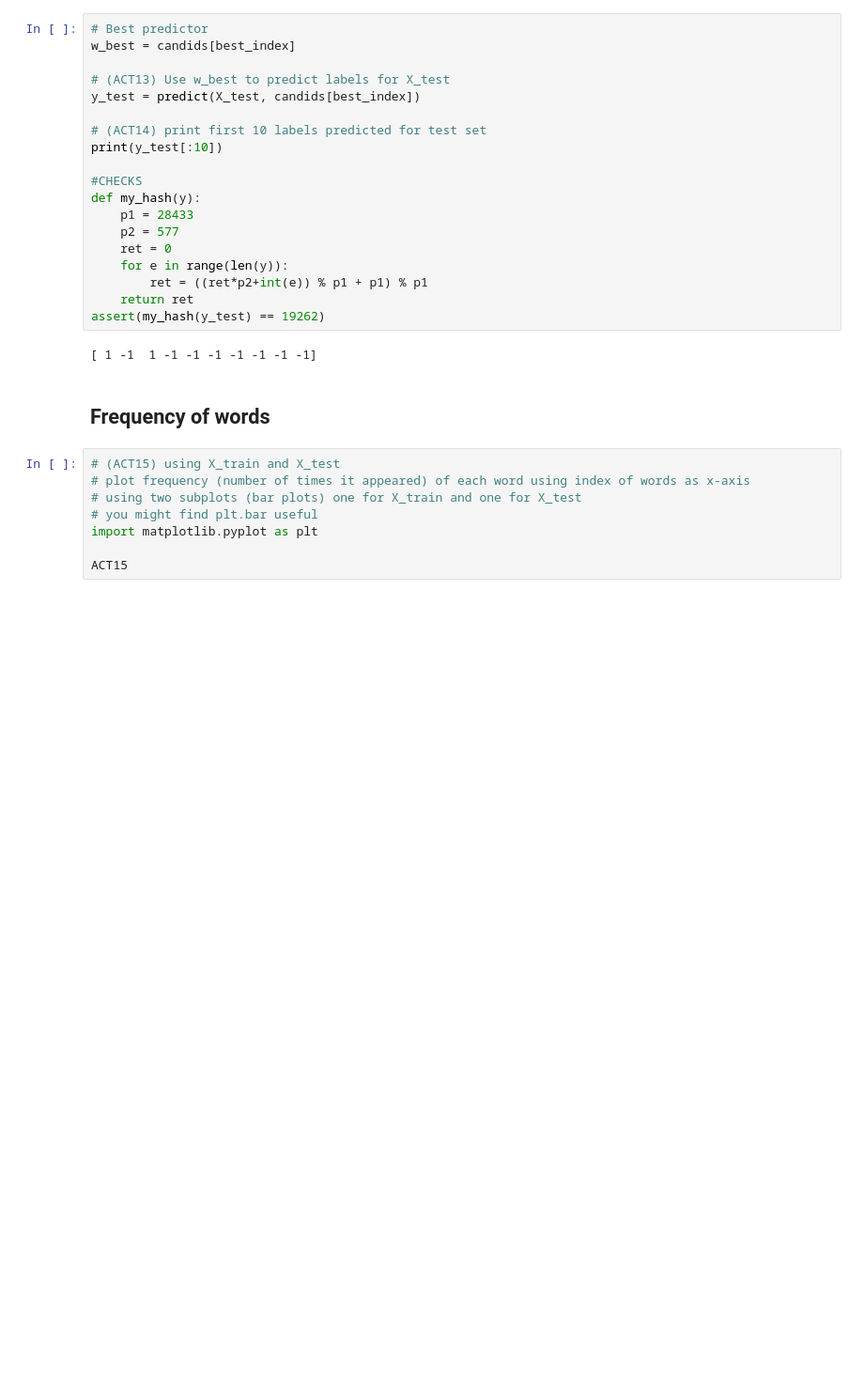
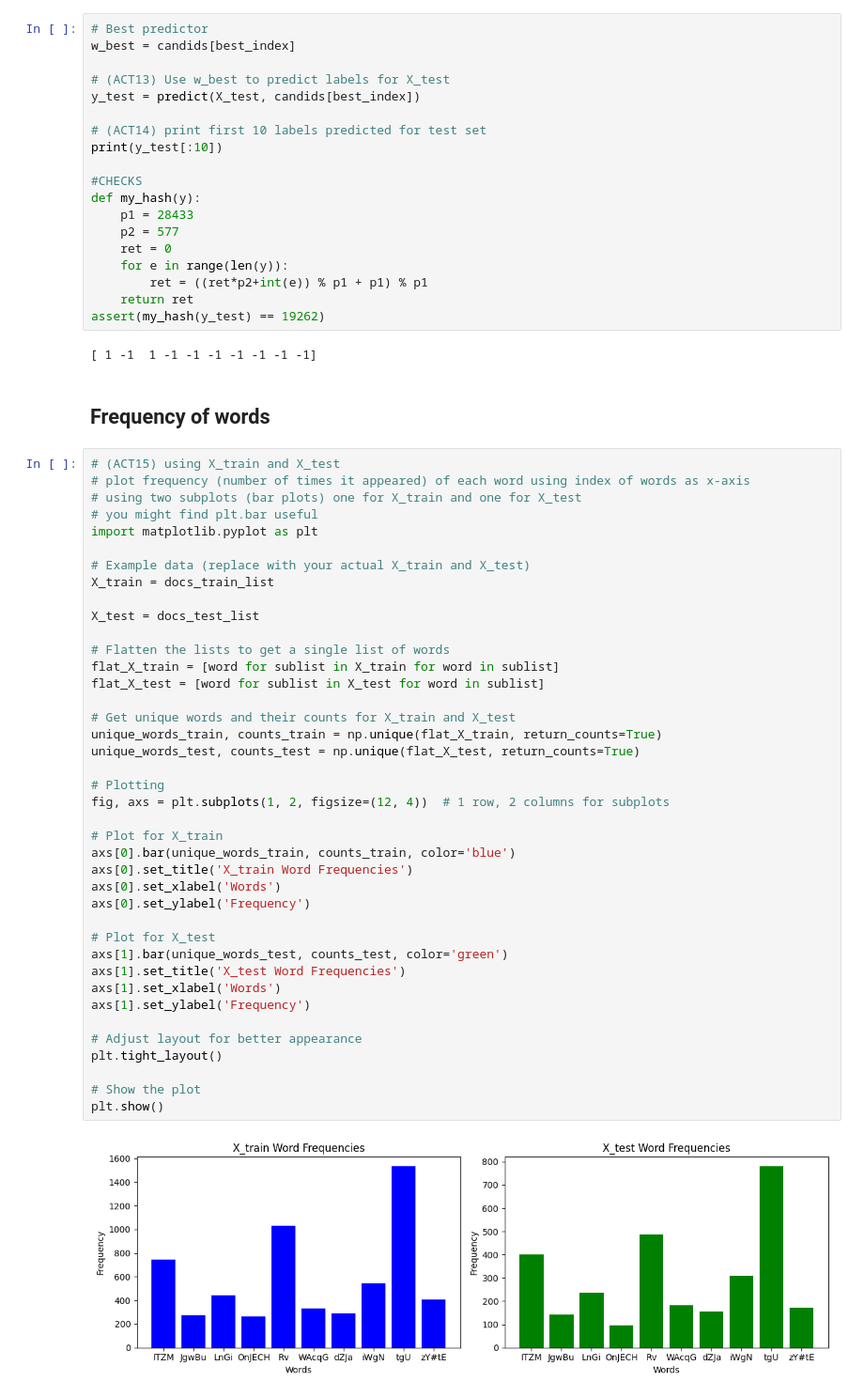
Before and after one commit to nag2mani/Machine_Learning, a Jupyter notebook: CoreML/Bag_of_words/pa1.ipynb, the cells around one changed output. Shown at 94% size. Cells and saved outputs as stored; diff of their text form; blank space fills up the shorter version.

Commit message:
Bag of word done

```diff
--- a/CoreML/Bag_of_words/pa1.ipynb
+++ b/CoreML/Bag_of_words/pa1.ipynb
@@ -298,11 +290,45 @@ assert(my_hash(y_test) == 19262)
 [ 1 -1  1 -1 -1 -1 -1 -1 -1 -1]
 # %% [markdown]
 ## Frequency of words
-# %%
-# (ACT15) using X_train and X_test
-# plot frequency (number of times it appeared) of each word using index of words as x-axis
-# using two subplots (bar plots) one for X_train and one for X_test
-# you might find plt.bar useful
-import matplotlib.pyplot as plt
-
-ACT15
+# %%
+# (ACT15) using X_train and X_test
+# plot frequency (number of times it appeared) of each word using index of words as x-axis
+# using two subplots (bar plots) one for X_train and one for X_test
+# you might find plt.bar useful
+import matplotlib.pyplot as plt
+
+# Example data (replace with your actual X_train and X_test)
+X_train = docs_train_list
+
+X_test = docs_test_list
+
+# Flatten the lists to get a single list of words
+flat_X_train = [word for sublist in X_train for word in sublist]
+flat_X_test = [word for sublist in X_test for word in sublist]
+
+# Get unique words and their counts for X_train and X_test
+unique_words_train, counts_train = np.unique(flat_X_train, return_counts=True)
+unique_words_test, counts_test = np.unique(flat_X_test, return_counts=True)
+
+# Plotting
+fig, axs = plt.subplots(1, 2, figsize=(12, 4))  # 1 row, 2 columns for subplots
+
+# Plot for X_train
+axs[0].bar(unique_words_train, counts_train, color='blue')
+axs[0].set_title('X_train Word Frequencies')
+axs[0].set_xlabel('Words')
+axs[0].set_ylabel('Frequency')
+
+# Plot for X_test
+axs[1].bar(unique_words_test, counts_test, color='green')
+axs[1].set_title('X_test Word Frequencies')
+axs[1].set_xlabel('Words')
+axs[1].set_ylabel('Frequency')
+
+# Adjust layout for better appearance
+plt.tight_layout()
+
+# Show the plot
+plt.show()
+# %% [output]
+[figure, added]
```
Also changed, not shown: parts of 1 cell of this notebook.
